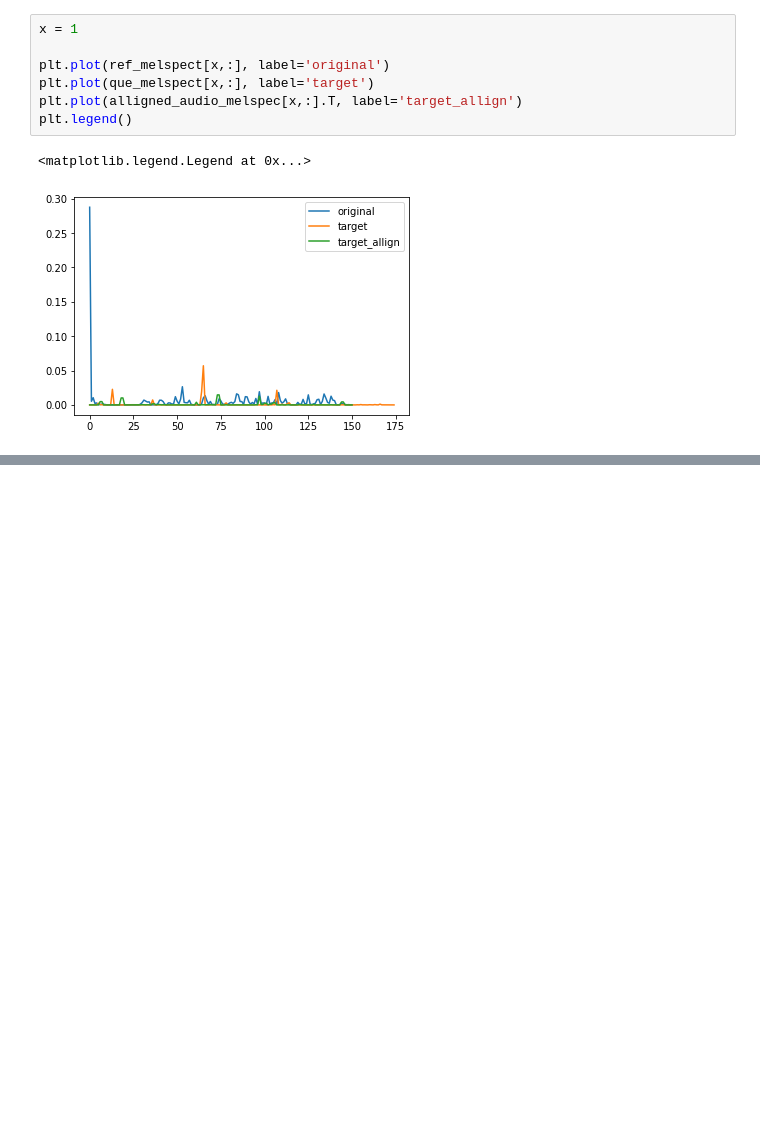
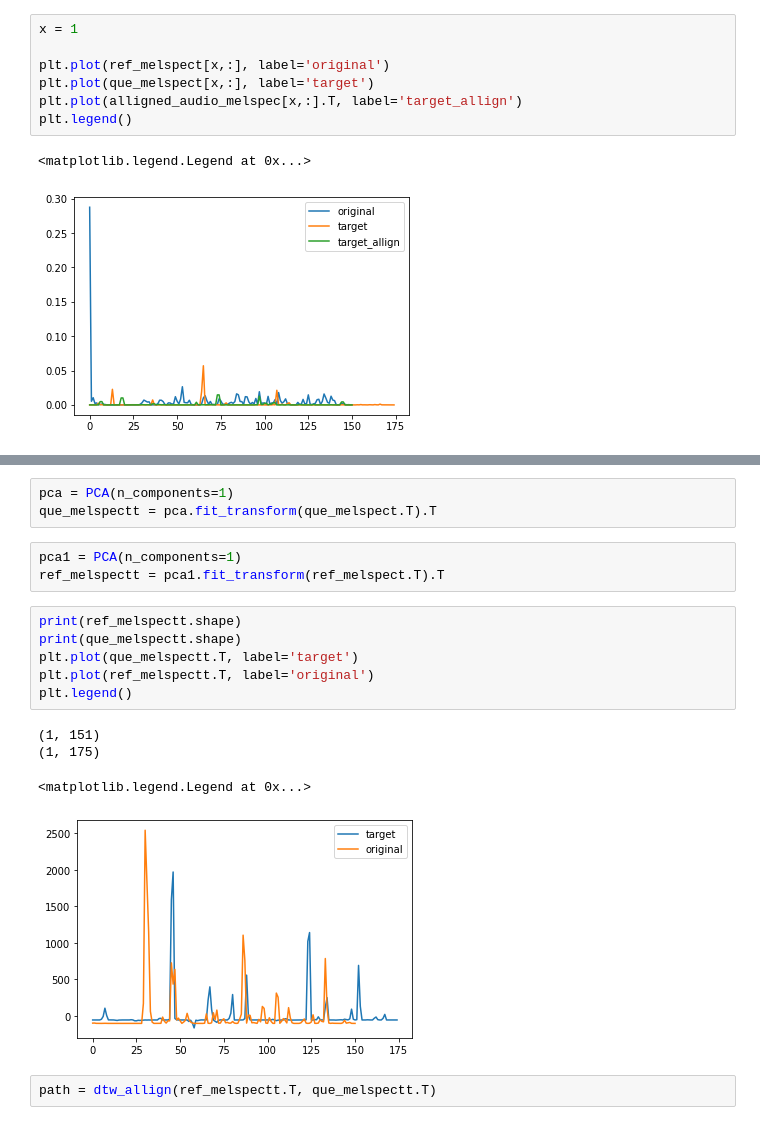
Before and after one commit to TUdayKiranReddy/audio_translation_with_prosody_modification, a Jupyter notebook: Scripts/dtw/unequal/melspect_dtw_allgin.ipynb, the cells around one changed output, grey strips where cells are left out. Saved outputs shown, nothing was run; the diff lists cells and outputs as text; blank space fills up the shorter version.

```diff
--- a/Scripts/dtw/unequal/melspect_dtw_allgin.ipynb
+++ b/Scripts/dtw/unequal/melspect_dtw_allgin.ipynb
@@ -95,0 +90,19 @@ plt.legend()
+# %%
+pca = PCA(n_components=1)
+que_melspectt = pca.fit_transform(que_melspect.T).T
+# %%
+pca1 = PCA(n_components=1)
+ref_melspectt = pca1.fit_transform(ref_melspect.T).T
+# %%
+print(ref_melspectt.shape)
+print(que_melspectt.shape)
+plt.plot(que_melspectt.T, label='target')
+plt.plot(ref_melspectt.T, label='original')
+plt.legend()
+# %% [output]
+(1, 151)
+(1, 175)
+<matplotlib.legend.Legend at 0x...>
+[figure, added]
+# %%
+path = dtw_allign(ref_melspectt.T, que_melspectt.T)
```
Also changed, not shown: parts of 11 cells of this notebook, 9 other files.
